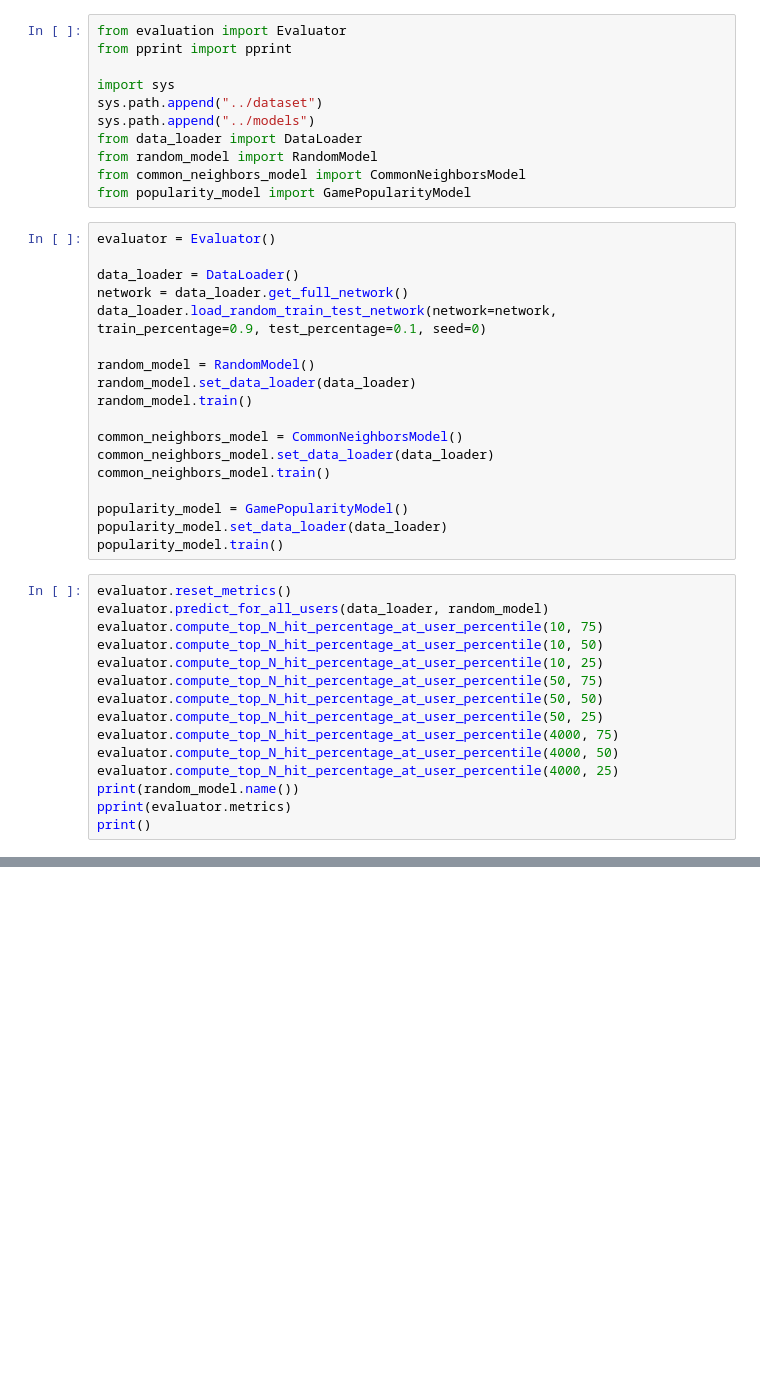
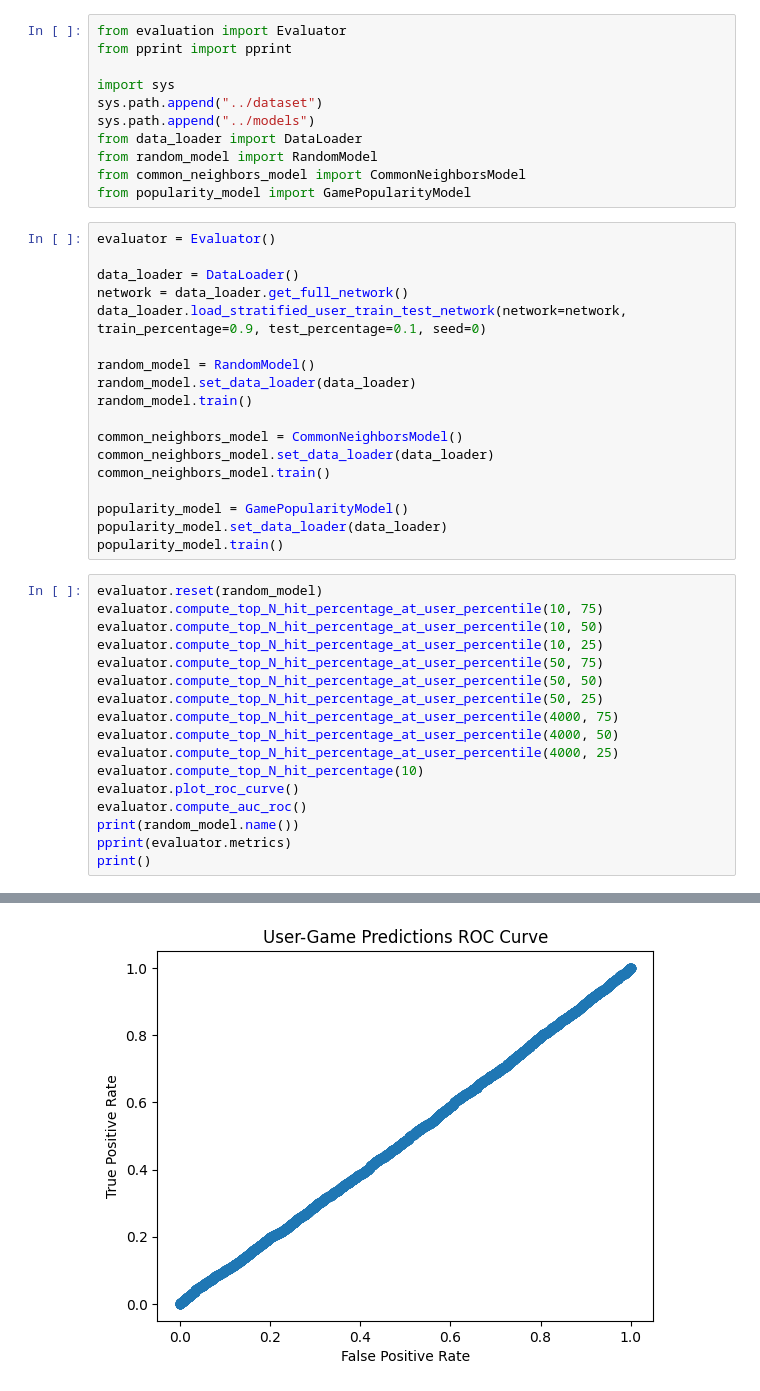
Before and after one commit to GitHubNoskcaj211/ml-projects-project, a Jupyter notebook: evaluation/test_evaluation.ipynb, the cells around one changed output, grey strips where cells are left out. Drawn from its saved outputs; the diff is of its cells as text; blank space fills up the shorter version.

```diff
--- a/evaluation/test_evaluation.ipynb
+++ b/evaluation/test_evaluation.ipynb
@@ -14,7 +14,7 @@ evaluator = Evaluator()
 
 data_loader = DataLoader()
 network = data_loader.get_full_network()
-data_loader.load_random_train_test_network(network=network, train_percentage=0.9, test_percentage=0.1, seed=0)
+data_loader.load_stratified_user_train_test_network(network=network, train_percentage=0.9, test_percentage=0.1, seed=0)
 
 random_model = RandomModel()
 random_model.set_data_loader(data_loader)
@@ -28,8 +28,7 @@ popularity_model = GamePopularityModel()
 popularity_model.set_data_loader(data_loader)
 popularity_model.train()
 # %%
-evaluator.reset_metrics()
-evaluator.predict_for_all_users(data_loader, random_model)
+evaluator.reset(random_model)
 evaluator.compute_top_N_hit_percentage_at_user_percentile(10, 75)
 evaluator.compute_top_N_hit_percentage_at_user_percentile(10, 50)
 evaluator.compute_top_N_hit_percentage_at_user_percentile(10, 25)
@@ -39,6 +38,9 @@ evaluator.compute_top_N_hit_percentage_at_user_percentile(50, 25)
 evaluator.compute_top_N_hit_percentage_at_user_percentile(4000, 75)
 evaluator.compute_top_N_hit_percentage_at_user_percentile(4000, 50)
 evaluator.compute_top_N_hit_percentage_at_user_percentile(4000, 25)
+evaluator.compute_top_N_hit_percentage(10)
+evaluator.plot_roc_curve()
+evaluator.compute_auc_roc()
 print(random_model.name())
 pprint(evaluator.metrics)
 print()
@@ -56 +61,2 @@ random
+[figure, added]
 # %%
```
Also changed, not shown: parts of 3 cells of this notebook, 7 other files.
